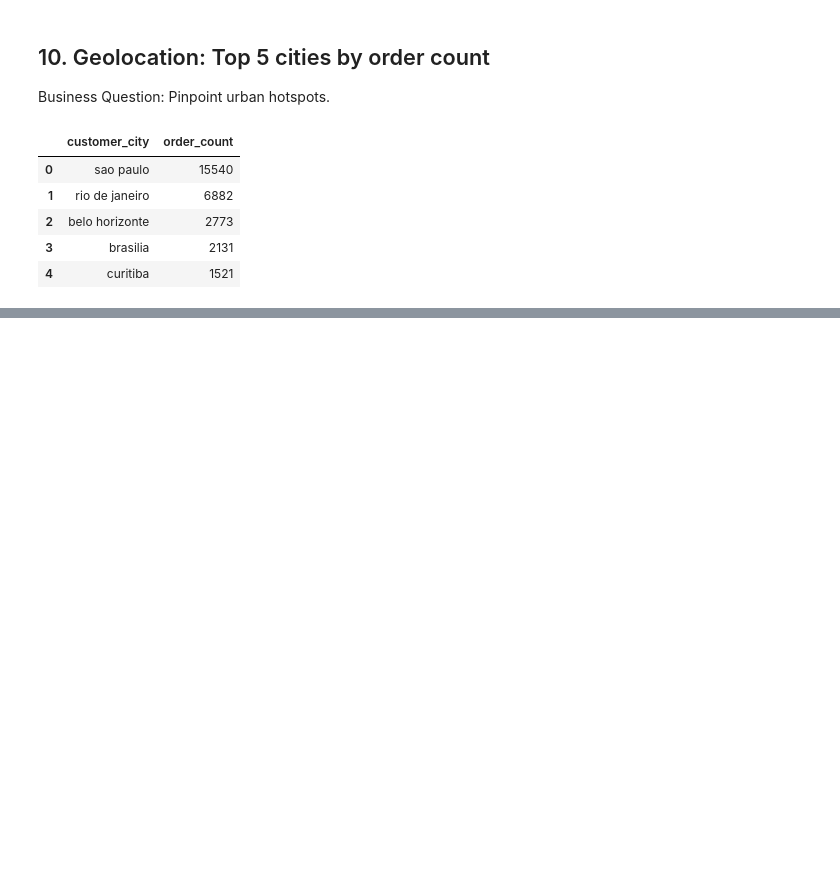
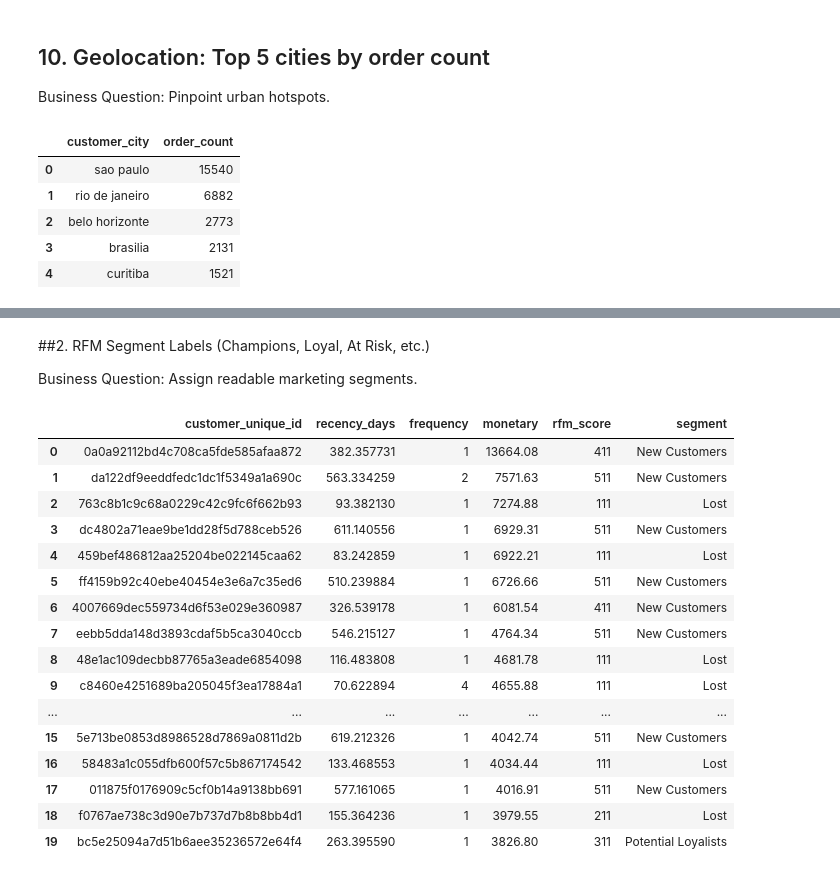
Before and after one commit to Azarbaad/Data_analytics, a Jupyter notebook: sql_brazilian_ecommerce.ipynb, the cells around one changed output, grey strips where cells are left out. Drawn from its saved outputs; the diff is of its cells as text; code cells hidden in the pictures; blank space fills up the shorter version.

```diff
--- a/sql_brazilian_ecommerce.ipynb
+++ b/sql_brazilian_ecommerce.ipynb
@@ -816,0 +927,65 @@ display(DataTable(result))
+# %% [markdown]
+##2. RFM Segment Labels (Champions, Loyal, At Risk, etc.)
+
+Business Question: Assign readable marketing segments.
+# %%
+query = """
+WITH rfm AS (
+    -- Same as above
+    SELECT
+        c.customer_unique_id,
+        MAX(julianday('2018-10-17') - julianday(o.order_purchase_timestamp)) AS recency_days,
+        COUNT(DISTINCT o.order_id) AS frequency,
+        ROUND(SUM(oi.price + oi.freight_value), 2) AS monetary
+    FROM customers_dataset c
+    JOIN orders_dataset o ON c.customer_id = o.customer_id
+    JOIN order_items_dataset oi ON o.order_id = oi.order_id
+    WHERE o.order_status = 'delivered'
+    GROUP BY c.customer_unique_id
+),
+rfm_scores AS (
+    SELECT
+        *,
+        NTILE(5) OVER (ORDER BY recency_days ASC) AS r,
+        NTILE(5) OVER (ORDER BY frequency DESC) AS f,
+        NTILE(5) OVER (ORDER BY monetary DESC) AS m
+    FROM rfm
+)
+SELECT
+    customer_unique_id,
+    recency_days,
+    frequency,
+    monetary,
+    r || f || m AS rfm_score,
+    CASE
+        WHEN r >= 4 AND f >= 4 AND m >= 4 THEN 'Champions'
+        WHEN r >= 3 AND f >= 3 AND m >= 3 THEN 'Loyal Customers'
+        WHEN r >= 4 AND f <= 2 THEN 'New Customers'
+        WHEN r <= 2 AND f >= 4 THEN 'At Risk'
+        WHEN r <= 2 AND f <= 2 THEN 'Lost'
+        ELSE 'Potential Loyalists'
+    END AS segment
+FROM rfm_scores
+ORDER BY monetary DESC
+LIMIT 20;
+"""
+result = pd.read_sql(query, conn)
+display(DataTable(result))
+# %% [output]
+|  | customer_unique_id | recency_days | frequency | monetary | rfm_score | segment |
+| 0 | 0a0a92112bd4c708ca5fde585afaa872 | 382.357731 | 1 | 13664.08 | 411 | New Customers |
+| 1 | da122df9eeddfedc1dc1f5349a1a690c | 563.334259 | 2 | 7571.63 | 511 | New Customers |
+| 2 | 763c8b1c9c68a0229c42c9fc6f662b93 | 93.382130 | 1 | 7274.88 | 111 | Lost |
+| 3 | dc4802a71eae9be1dd28f5d788ceb526 | 611.140556 | 1 | 6929.31 | 511 | New Customers |
+| 4 | 459bef486812aa25204be022145caa62 | 83.242859 | 1 | 6922.21 | 111 | Lost |
+| 5 | ff4159b92c40ebe40454e3e6a7c35ed6 | 510.239884 | 1 | 6726.66 | 511 | New Customers |
+| 6 | 4007669dec559734d6f53e029e360987 | 326.539178 | 1 | 6081.54 | 411 | New Customers |
+| 7 | eebb5dda148d3893cdaf5b5ca3040ccb | 546.215127 | 1 | 4764.34 | 511 | New Customers |
+| 8 | 48e1ac109decbb87765a3eade6854098 | 116.483808 | 1 | 4681.78 | 111 | Lost |
+| 9 | c8460e4251689ba205045f3ea17884a1 | 70.622894 | 4 | 4655.88 | 111 | Lost |
+| ... | ... | ... | ... | ... | ... | ... |
+| 15 | 5e713be0853d8986528d7869a0811d2b | 619.212326 | 1 | 4042.74 | 511 | New Customers |
+| 16 | 58483a1c055dfb600f57c5b867174542 | 133.468553 | 1 | 4034.44 | 111 | Lost |
+| 17 | 011875f0176909c5cf0b14a9138bb691 | 577.161065 | 1 | 4016.91 | 511 | New Customers |
+| 18 | f0767ae738c3d90e7b737d7b8b8bb4d1 | 155.364236 | 1 | 3979.55 | 211 | Lost |
+| 19 | bc5e25094a7d51b6aee35236572e64f4 | 263.395590 | 1 | 3826.80 | 311 | Potential Loyalists |
```
Also changed, not shown: parts of 18 cells of this notebook.
